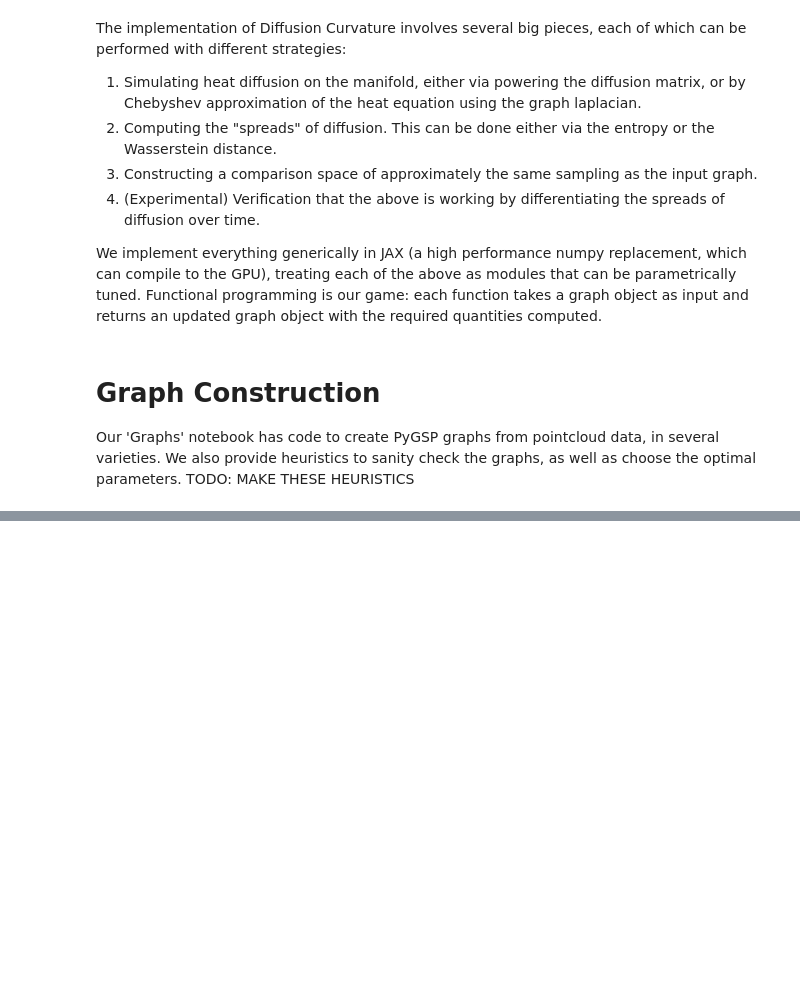
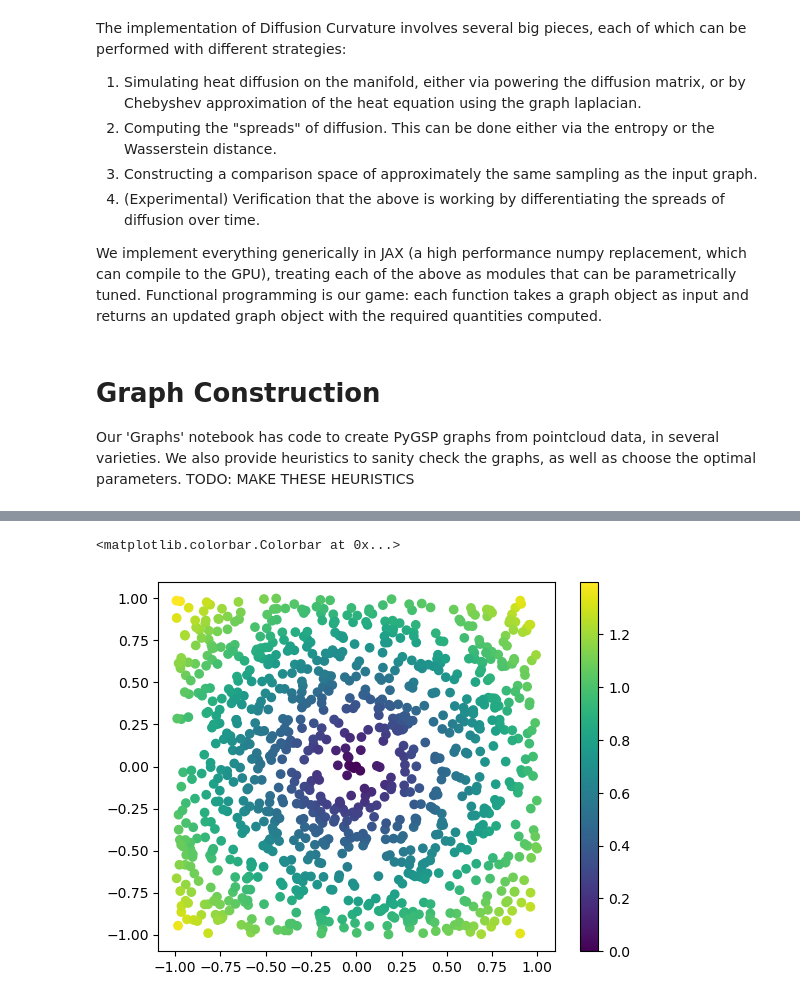
Before and after one commit to professorwug/diffusion_curvature_old, a Jupyter notebook: nbs/1 Core.ipynb, the cells around one changed output, grey strips where cells are left out. Drawn from its saved outputs; the diff is of its cells as text; code cells hidden in the pictures; blank space fills up the shorter version.

```diff
--- a/nbs/1 Core.ipynb
+++ b/nbs/1 Core.ipynb
@@ -237,0 +228,3 @@ graphtools.graphs.TraditionalPyGSPGraph
+# %%
+from diffusion_curvature.distances import pairwise_euclidean
+euclidean_d = pairwise_euclidean(X_plane, X_plane)[0]
@@ -237,0 +261,6 @@ graphtools.graphs.TraditionalPyGSPGraph
+# %%
+plt.scatter(X_plane[:,0],X_plane[:,1], c = euclidean_d)
+plt.colorbar()
+# %% [output]
+<matplotlib.colorbar.Colorbar at 0x...>
+[figure, added]
```
Also changed, not shown: parts of 16 cells of this notebook, 13 other files.
